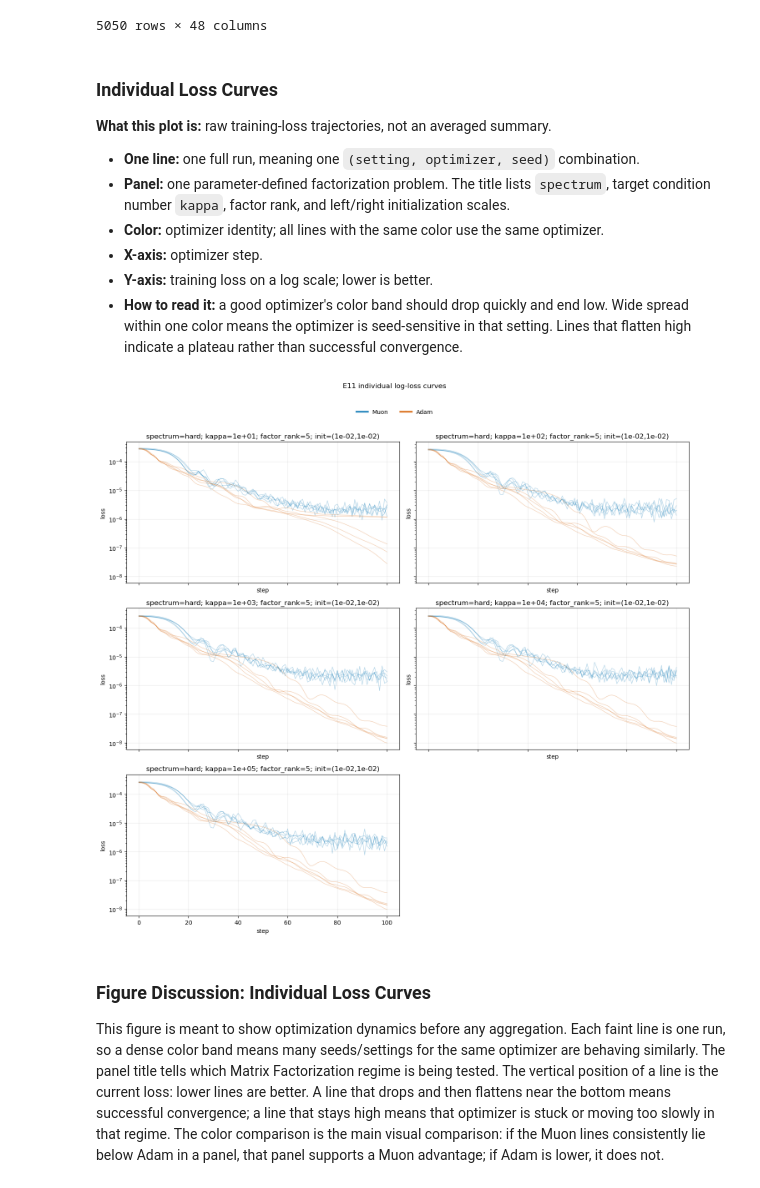
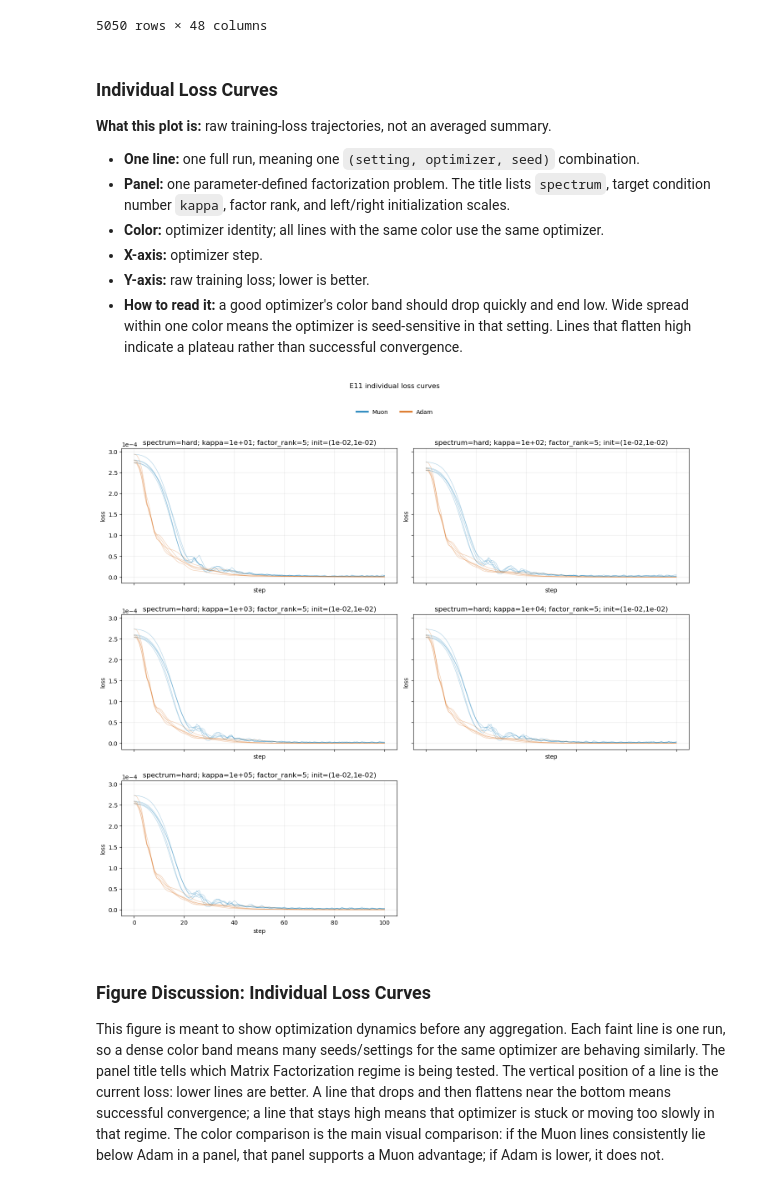
Before and after one commit to TianyangLiu-Work/muonexperiment, a Jupyter notebook: Notebooks/E11_paper_condition_diagnostics_torch.ipynb, the cells around one changed output. Saved outputs shown, nothing was run; the diff lists cells and outputs as text; code cells hidden in the pictures.

```diff
--- a/Notebooks/E11_paper_condition_diagnostics_torch.ipynb
+++ b/Notebooks/E11_paper_condition_diagnostics_torch.ipynb
@@ -423,7 +423,7 @@ IPython.display.display(runs)
 - **Panel:** one parameter-defined factorization problem. The title lists `spectrum`, target condition number `kappa`, factor rank, and left/right initialization scales.
 - **Color:** optimizer identity; all lines with the same color use the same optimizer.
 - **X-axis:** optimizer step.
-- **Y-axis:** training loss on a log scale; lower is better.
+- **Y-axis:** raw training loss; lower is better.
 - **How to read it:** a good optimizer's color band should drop quickly and end low. Wide spread within one color means the optimizer is seed-sensitive in that setting. Lines that flatten high indicate a plateau rather than successful convergence.
 # %%
 import plotting
@@ -435,7 +435,7 @@ def plot_individual_loss_curves(frame, panel_column, *, panel_order=None, title_
     if plot_frame.empty:
         print("No finite loss values to plot.")
         return None, None
-    plot_frame["loss_plot"] = plot_frame["loss"].clip(lower=1e-300)
+    plot_frame["loss_plot"] = plot_frame["loss"]
     panels = list(panel_order) if panel_order is not None else sorted(plot_frame[panel_column].dropna().unique())
     ncols = min(2, max(1, len(panels)))
     nrows = math.ceil(len(panels) / ncols)
@@ -443,36 +443,36 @@ def plot_individual_loss_curves(frame, panel_column, *, panel_order=None, title_
     axes_flat = axes.ravel()
     for ax, panel in zip(axes_flat, panels):
         sub = plot_frame[plot_frame[panel_column] == panel].sort_values(["run_id", "step"])
         run_count = max(1, sub["run_id"].nunique())
         alpha = max(0.04, min(0.30, 18.0 / run_count))
         for _, group in sub.groupby("run_id", observed=True, sort=False):
             algo = str(group["algo"].iloc[0])
             ax.plot(
                 group["step"],
                 group["loss_plot"],
                 color=plotting.algorithm_color(algo),
                 linewidth=0.85,
                 alpha=alpha,
             )
         ax.set_title(str(panel))
         ax.set_xlabel("step")
         ax.set_ylabel("loss")
-        ax.set_yscale("log")
+        ax.ticklabel_format(axis="y", style="sci", scilimits=(0, 0))
         ax.grid(alpha=0.25)
     for ax in axes_flat[len(panels):]:
         ax.axis("off")
     algos = [algo for algo in ALGOS if algo in set(plot_frame["algo"].astype(str))]
     handles = [Line2D([0], [0], color=plotting.algorithm_color(algo), linewidth=2.5, label=algo) for algo in algos]
     if handles:
         fig.legend(handles=handles, loc="upper center", ncol=min(4, len(handles)), bbox_to_anchor=(0.5, 1.02), frameon=False)
     fig.suptitle(title_prefix, y=1.06 if handles else 1.02)
     fig.tight_layout()
     return fig, axes
 
-fig, axes = plot_individual_loss_curves(runs, "setting", panel_order=[setting["setting"] for setting in SETTINGS], title_prefix="E11 individual log-loss curves")
+fig, axes = plot_individual_loss_curves(runs, "setting", panel_order=[setting["setting"] for setting in SETTINGS], title_prefix="E11 individual loss curves")
 plt.show()
 # %% [output]
-[figure, old version]
+[figure, new version]
 # %% [markdown]
 ### Figure Discussion: Individual Loss Curves
 
```
Also changed, not shown: parts of 8 cells of this notebook.
